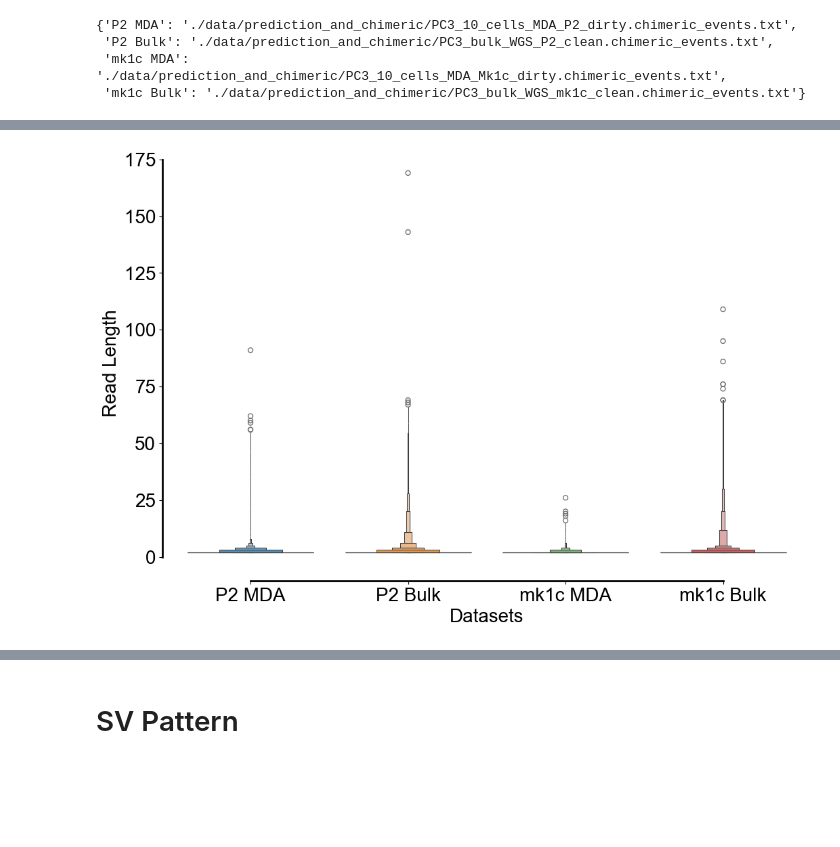
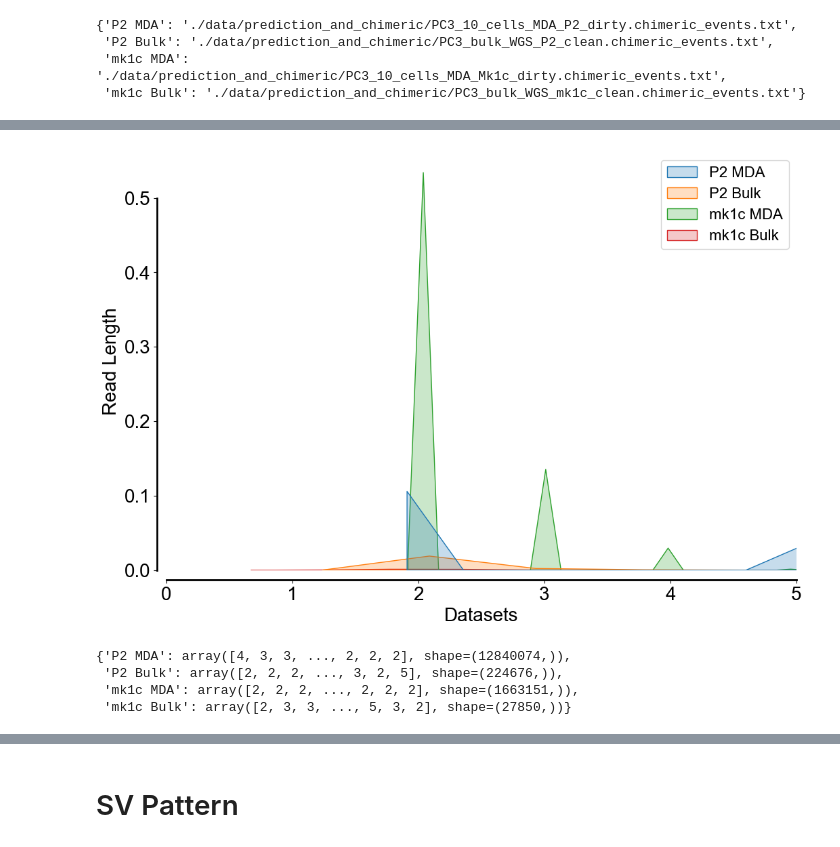
Before and after one commit to cauliyang/chimeralm_paper, a Jupyter notebook: figures/draw_figures.ipynb, the cells around one changed output, grey strips where cells are left out. Cells and saved outputs as stored; diff of their text form; code cells hidden in the pictures; blank space fills up the shorter version.

Commit message:
polish figures

```diff
--- a/figures/draw_figures.ipynb
+++ b/figures/draw_figures.ipynb
@@ -440,7 +440,7 @@ def load_npz_data(npz_file_path):
         results[key] = data["read_lengths"]
     return results
 
-def plot_read_length_distribution_from_npz(read_length_data, figsize=(12, 8),  figure_name=None, max_y_value=None, plot_type="boxen"):
+def plot_read_length_distribution_from_npz(read_length_data, figsize=(12, 8),  figure_name=None, max_y_value=None, max_x_value=None, plot_type="boxen"):
     """
     Plot the distribution of values from multiple numpy arrays stored in npz files.
 
@@ -457,6 +457,8 @@ def plot_read_length_distribution_from_npz(read_length_data, figsize=(12, 8),  f
         sns.kdeplot(data=read_length_data, fill=True)
     elif plot_type == "violin":
         sns.violinplot(data=read_length_data)
+    elif plot_type == "hist":
+        sns.histplot(data=read_length_data)
 
     plt.xlabel("Datasets")
     plt.ylabel("Read Length")
@@ -465,6 +467,9 @@ def plot_read_length_distribution_from_npz(read_length_data, figsize=(12, 8),  f
     if max_y_value is not None:
         plt.ylim(0, max_y_value)
 
+    if max_x_value is not None:
+        plt.xlim(0, max_x_value)
+
     sns.despine(offset=10, trim=True)
 
     if figure_name is not None:
@@ -535,8 +576,21 @@ data_number_of_chimeric_alignments
 # %%
 plot_read_length_distribution_from_npz(
     data_number_of_chimeric_alignments,
     figsize=(12, 8),
+    plot_type="kde",
     figure_name="number_of_chimeric_alignments_distribution.pdf",
 )
 # %% [output]
-[figure, old version]
+[figure, new version]
+# %%
+def filter_data_by_support(data: dict[str, np.ndarray], support: int) -> dict[str, np.ndarray]:
+    """Filter data by support level."""
+    return {key: array[array <= support] for key, array in data.items()}
+
+filtered_data = filter_data_by_support(data_number_of_chimeric_alignments, 5)
+filtered_data
+# %% [output]
+{'P2 MDA': array([4, 3, 3, ..., 2, 2, 2], shape=(12840074,)),
+ 'P2 Bulk': array([2, 2, 2, ..., 3, 2, 5], shape=(224676,)),
+ 'mk1c MDA': array([2, 2, 2, ..., 2, 2, 2], shape=(1663151,)),
+ 'mk1c Bulk': array([2, 3, 3, ..., 5, 3, 2], shape=(27850,))}
```
Also changed, not shown: parts of 13 cells of this notebook, 13 other files.
